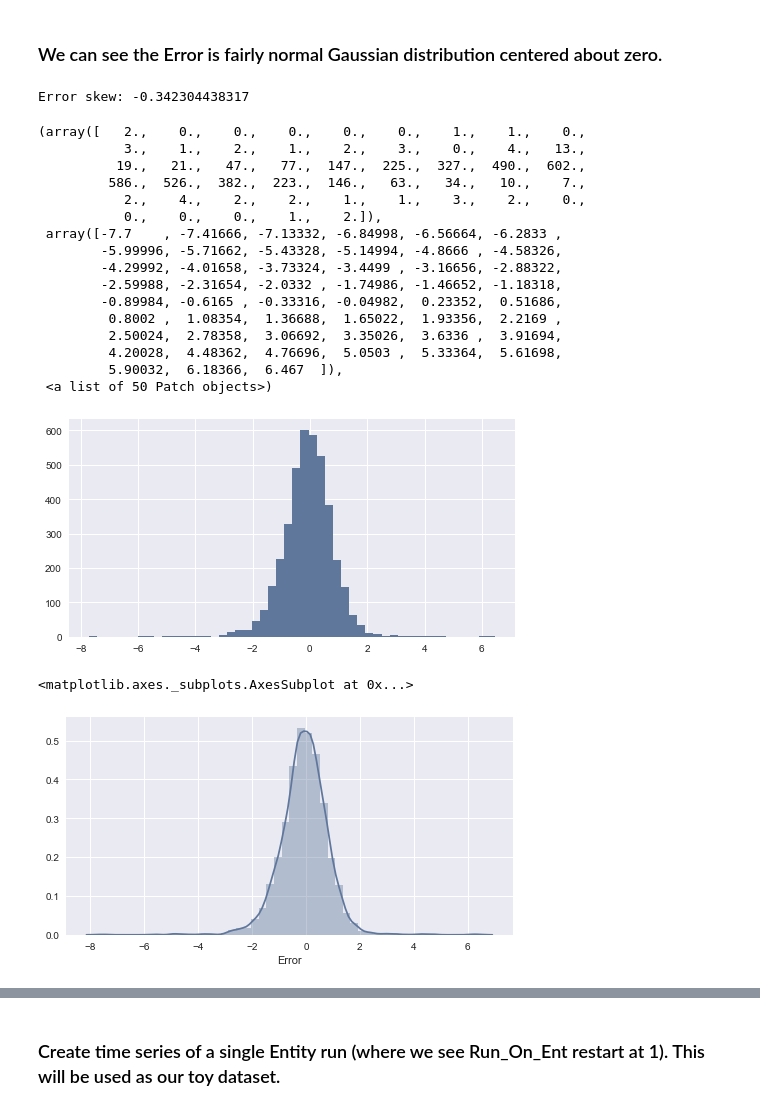
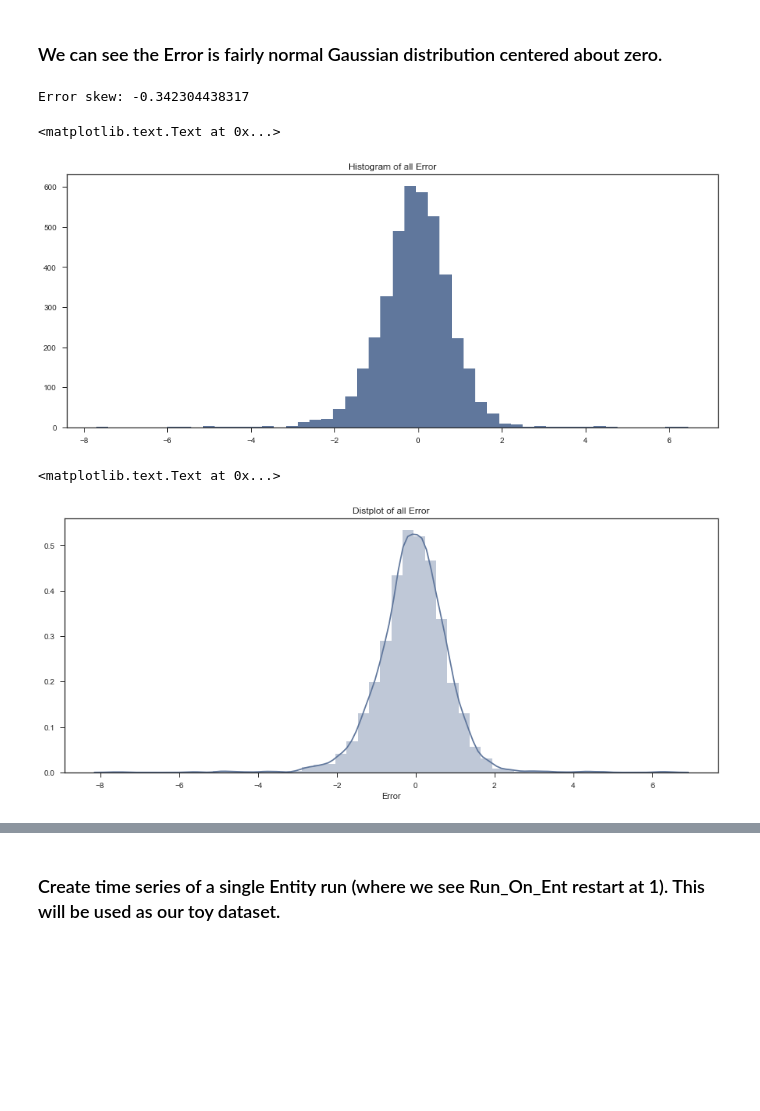
Before and after one commit to austinbock/project1, a Jupyter notebook: Capstone1 Data Investigation.ipynb, the cells around one changed output, grey strips where cells are left out. Saved outputs shown, nothing was run; the diff lists cells and outputs as text; code cells hidden in the pictures; blank space fills up the shorter version.

```diff
--- a/Capstone1 Data Investigation.ipynb
+++ b/Capstone1 Data Investigation.ipynb
@@ -96,28 +96,17 @@ nulls
 ### We can see the Error is fairly normal Gaussian distribution centered about zero.
 # %%
 print('Error skew:',data.Error.skew())
+plt.figure(figsize=(15,6))
 plt.hist(data.Error.dropna(),bins=50)
+plt.title('Histogram of all Error')
 # %% [output]
 Error skew: -0.342304438317
-(array([   2.,    0.,    0.,    0.,    0.,    0.,    1.,    1.,    0.,
-           3.,    1.,    2.,    1.,    2.,    3.,    0.,    4.,   13.,
-          19.,   21.,   47.,   77.,  147.,  225.,  327.,  490.,  602.,
-         586.,  526.,  382.,  223.,  146.,   63.,   34.,   10.,    7.,
-           2.,    4.,    2.,    2.,    1.,    1.,    3.,    2.,    0.,
-           0.,    0.,    0.,    1.,    2.]),
- array([-7.7    , -7.41666, -7.13332, -6.84998, -6.56664, -6.2833 ,
-        -5.99996, -5.71662, -5.43328, -5.14994, -4.8666 , -4.58326,
-        -4.29992, -4.01658, -3.73324, -3.4499 , -3.16656, -2.88322,
-        -2.59988, -2.31654, -2.0332 , -1.74986, -1.46652, -1.18318,
-        -0.89984, -0.6165 , -0.33316, -0.04982,  0.23352,  0.51686,
-         0.8002 ,  1.08354,  1.36688,  1.65022,  1.93356,  2.2169 ,
-         2.50024,  2.78358,  3.06692,  3.35026,  3.6336 ,  3.91694,
-         4.20028,  4.48362,  4.76696,  5.0503 ,  5.33364,  5.61698,
-         5.90032,  6.18366,  6.467  ]),
- <a list of 50 Patch objects>)
+<matplotlib.text.Text at 0x...>
-[figure, old version]
+[figure, new version]
 # %%
+plt.figure(figsize=(15,6))
 sns.distplot(data.Error.dropna(), bins = 50)
+plt.title('Distplot of all Error')
 # %% [output]
-<matplotlib.axes._subplots.AxesSubplot at 0x...>
+<matplotlib.text.Text at 0x...>
-[figure, old version]
+[figure, new version]
```
Also changed, not shown: parts of 10 cells of this notebook.
